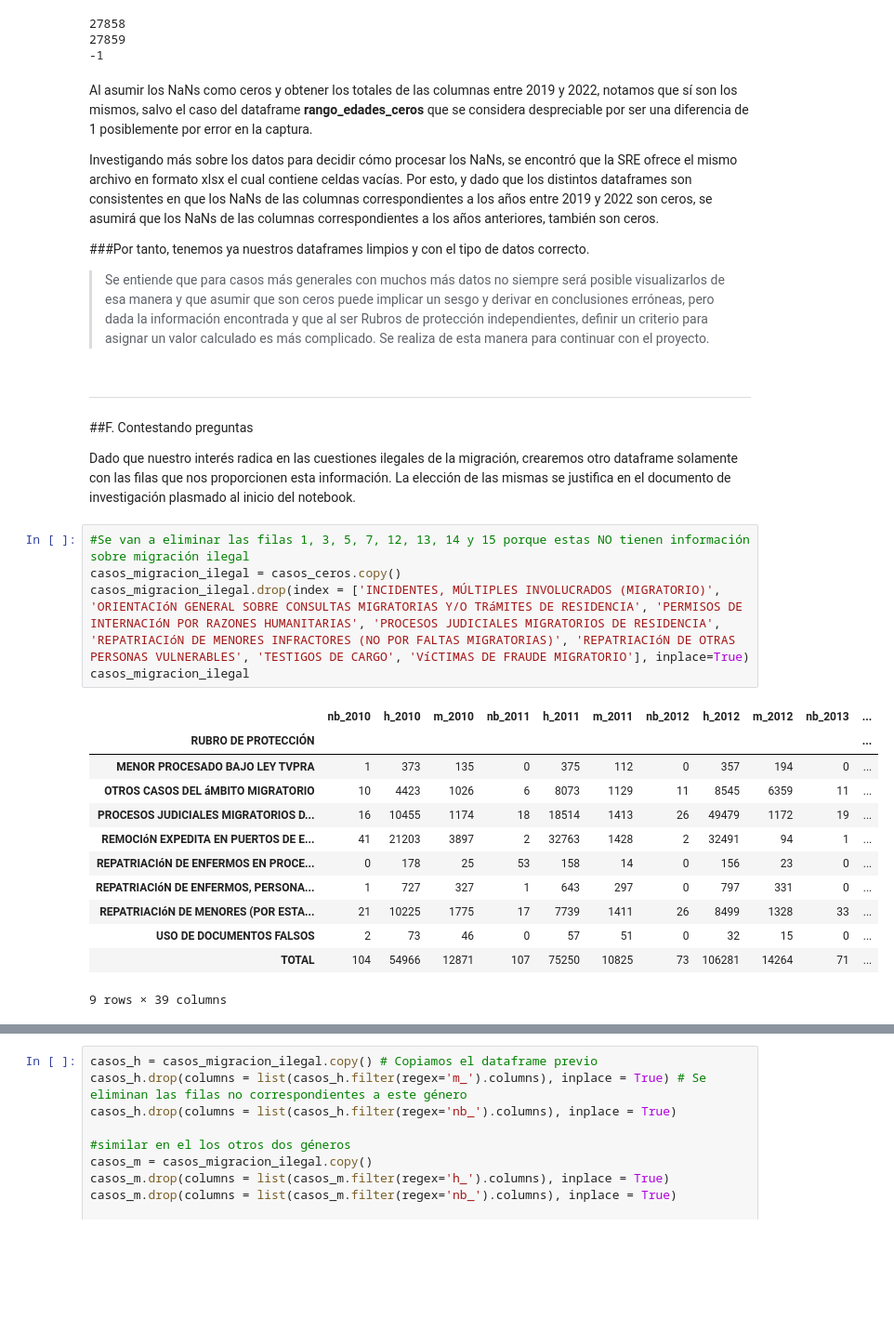
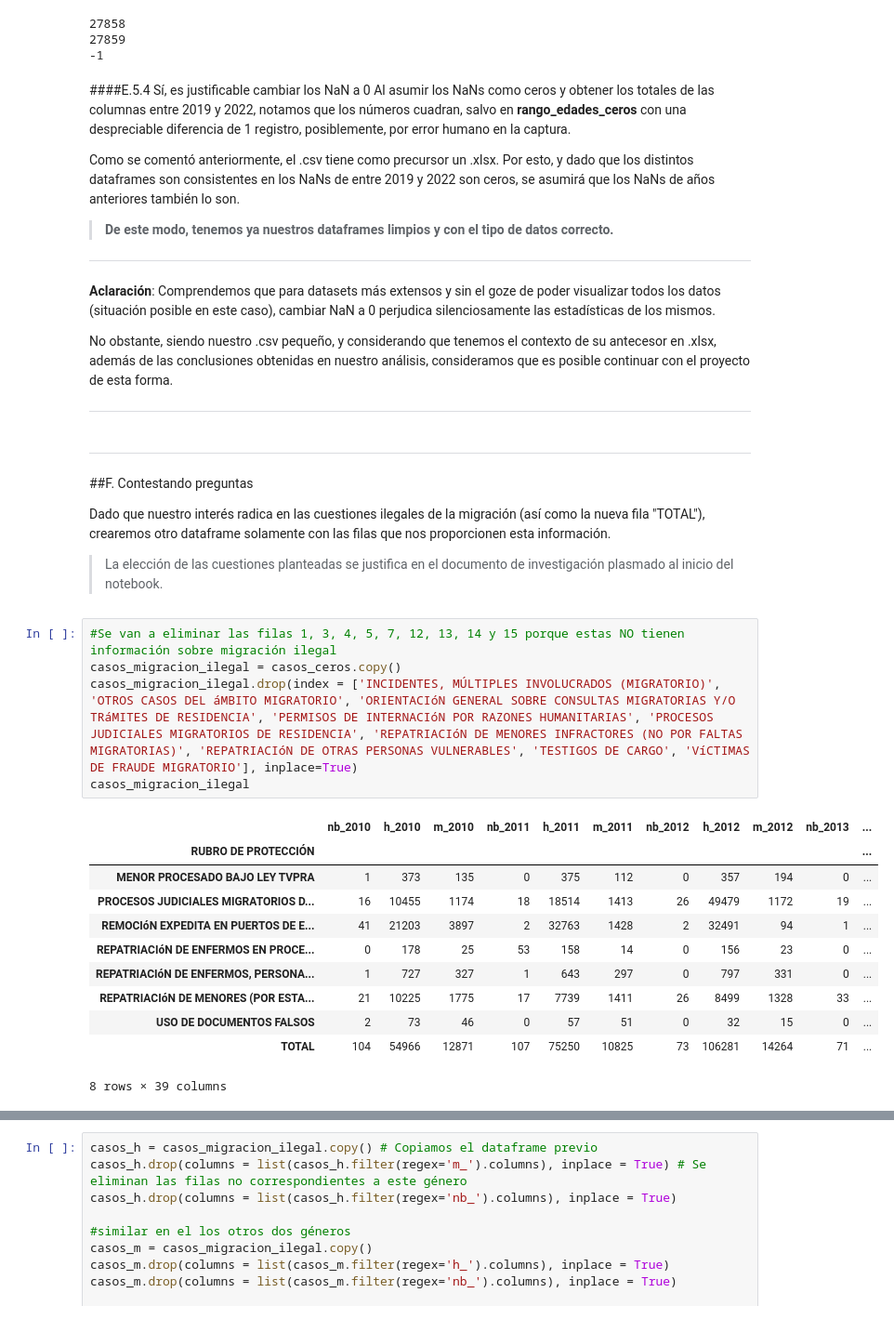
Before and after one commit to JuanMaLR/bedu-equipo4-dataScience-P-FP, a Jupyter notebook: FinalProject.ipynb, the cells around one changed output, grey strips where cells are left out. Shown: that part at 93% size. Saved outputs shown, nothing was run; the diff lists cells and outputs as text; blank space fills up the shorter version.

Commit message:
Archivo final

```diff
--- a/FinalProject.ipynb
+++ b/FinalProject.ipynb
@@ -1093,29 +1167,34 @@ print(rango_edad_ceros.loc['TOTAL','h_2022'] - oficinas_ceros.loc['TOTAL','h_202
 27859
 -1
 # %% [markdown]
+####E.5.4 Sí, es justificable cambiar los NaN a 0
+Al asumir los NaNs como ceros y obtener los totales de las columnas entre 2019 y 2022, notamos que los números cuadran, salvo en **rango_edades_ceros** con una despreciable diferencia de 1 registro, posiblemente, por error humano en la captura.
 
-Al asumir los NaNs como ceros y obtener los totales de las columnas entre 2019 y 2022, notamos que sí son los mismos, salvo el caso del dataframe **rango_edades_ceros** que se considera despreciable por ser una diferencia de 1 posiblemente por error en la captura.
+Como se comentó anteriormente, el .csv tiene como precursor un .xlsx. Por esto, y dado que los distintos dataframes son consistentes en los NaNs de entre 2019 y 2022 son ceros, se asumirá que los NaNs de años anteriores también lo son.
 
-Investigando más sobre los datos para decidir cómo procesar los NaNs, se encontró que la SRE ofrece el mismo archivo en formato xlsx el cual contiene celdas vacías. Por esto, y dado que los distintos dataframes son consistentes en que los NaNs de las columnas correspondientes a los años entre 2019 y 2022 son ceros, se asumirá que los NaNs de las columnas correspondientes a los años anteriores, también son ceros.
+> **De este modo, tenemos ya nuestros dataframes limpios y con el tipo de datos correcto.**
 
-###Por tanto, tenemos ya nuestros dataframes limpios y con el tipo de datos correcto.
+---
+**Aclaración**: Comprendemos que para datasets más extensos y sin el goze de poder visualizar todos los datos (situación posible en este caso), cambiar NaN a 0 perjudica silenciosamente las estadísticas de los mismos.
 
-> Se entiende que para casos más generales con muchos más datos no siempre será posible visualizarlos de esa manera y que asumir que son ceros puede implicar un sesgo y derivar en conclusiones erróneas, pero dada la información encontrada y que al ser Rubros de protección independientes, definir un criterio para asignar un valor calculado es más complicado. Se realiza de esta manera para continuar con el proyecto.
+No obstante, siendo nuestro .csv pequeño, y considerando que tenemos el contexto de su antecesor en .xlsx, además de las conclusiones obtenidas en nuestro análisis, consideramos que es posible continuar con el proyecto de esta forma.
+
+---
 # %% [markdown]
 ---
 ##F. Contestando preguntas
 
-Dado que nuestro interés radica en las cuestiones ilegales de la migración, crearemos otro dataframe solamente con las filas que nos proporcionen esta información. La elección de las mismas se justifica en el documento de investigación plasmado al inicio del notebook.
+Dado que nuestro interés radica en las cuestiones ilegales de la migración (así como la nueva fila "TOTAL"), crearemos otro dataframe solamente con las filas que nos proporcionen esta información.
+> La elección de las cuestiones planteadas se justifica en el documento de investigación plasmado al inicio del notebook.
 # %%
-#Se van a eliminar las filas 1, 3, 5, 7, 12, 13, 14 y 15 porque estas NO tienen información sobre migración ilegal
+#Se van a eliminar las filas 1, 3, 4, 5, 7, 12, 13, 14 y 15 porque estas NO tienen información sobre migración ilegal
 casos_migracion_ilegal = casos_ceros.copy()
-casos_migracion_ilegal.drop(index = ['INCIDENTES, MÚLTIPLES INVOLUCRADOS (MIGRATORIO)', 'ORIENTACIóN GENERAL SOBRE CONSULTAS MIGRATORIAS Y/O TRáMITES DE RESIDENCIA', 'PERMISOS DE INTERNACIóN POR RAZONES HUMANITARIAS', 'PROCESOS JUDICIALES MIGRATORIOS DE RESIDENCIA', 'REPATRIACIóN DE MENORES INFRACTORES (NO POR FALTAS MIGRATORIAS)', 'REPATRIACIóN DE OTRAS PERSONAS VULNERABLES', 'TESTIGOS DE CARGO', 'VíCTIMAS DE FRAUDE MIGRATORIO'], inplace=True)
+casos_migracion_ilegal.drop(index = ['INCIDENTES, MÚLTIPLES INVOLUCRADOS (MIGRATORIO)', 'OTROS CASOS DEL áMBITO MIGRATORIO', 'ORIENTACIóN GENERAL SOBRE CONSULTAS MIGRATORIAS Y/O TRáMITES DE RESIDENCIA', 'PERMISOS DE INTERNACIóN POR RAZONES HUMANITARIAS', 'PROCESOS JUDICIALES MIGRATORIOS DE RESIDENCIA', 'REPATRIACIóN DE MENORES INFRACTORES (NO POR FALTAS MIGRATORIAS)', 'REPATRIACIóN DE OTRAS PERSONAS VULNERABLES', 'TESTIGOS DE CARGO', 'VíCTIMAS DE FRAUDE MIGRATORIO'], inplace=True)
 casos_migracion_ilegal
 # %% [output]
 |  | nb_2010 | h_2010 | m_2010 | nb_2011 | h_2011 | m_2011 | nb_2012 | h_2012 | m_2012 | nb_2013 | ... |
 | RUBRO DE PROTECCIÓN |  |  |  |  |  |  |  |  |  |  | ... |
 | MENOR PROCESADO BAJO LEY TVPRA | 1 | 373 | 135 | 0 | 375 | 112 | 0 | 357 | 194 | 0 | ... |
-| OTROS CASOS DEL áMBITO MIGRATORIO | 10 | 4423 | 1026 | 6 | 8073 | 1129 | 11 | 8545 | 6359 | 11 | ... |
 | PROCESOS JUDICIALES MIGRATORIOS D... | 16 | 10455 | 1174 | 18 | 18514 | 1413 | 26 | 49479 | 1172 | 19 | ... |
 | REMOCIóN EXPEDITA EN PUERTOS DE E... | 41 | 21203 | 3897 | 2 | 32763 | 1428 | 2 | 32491 | 94 | 1 | ... |
 | REPATRIACIóN DE ENFERMOS EN PROCE... | 0 | 178 | 25 | 53 | 158 | 14 | 0 | 156 | 23 | 0 | ... |
@@ -1123,5 +1202,5 @@ casos_migracion_ilegal
 | REPATRIACIóN DE MENORES (POR ESTA... | 21 | 10225 | 1775 | 17 | 7739 | 1411 | 26 | 8499 | 1328 | 33 | ... |
 | USO DE DOCUMENTOS FALSOS | 2 | 73 | 46 | 0 | 57 | 51 | 0 | 32 | 15 | 0 | ... |
 | TOTAL | 104 | 54966 | 12871 | 107 | 75250 | 10825 | 73 | 106281 | 14264 | 71 | ... |
-9 rows × 39 columns
+8 rows × 39 columns
 # %% [markdown]
```
Also changed, not shown: parts of 42 cells of this notebook.
